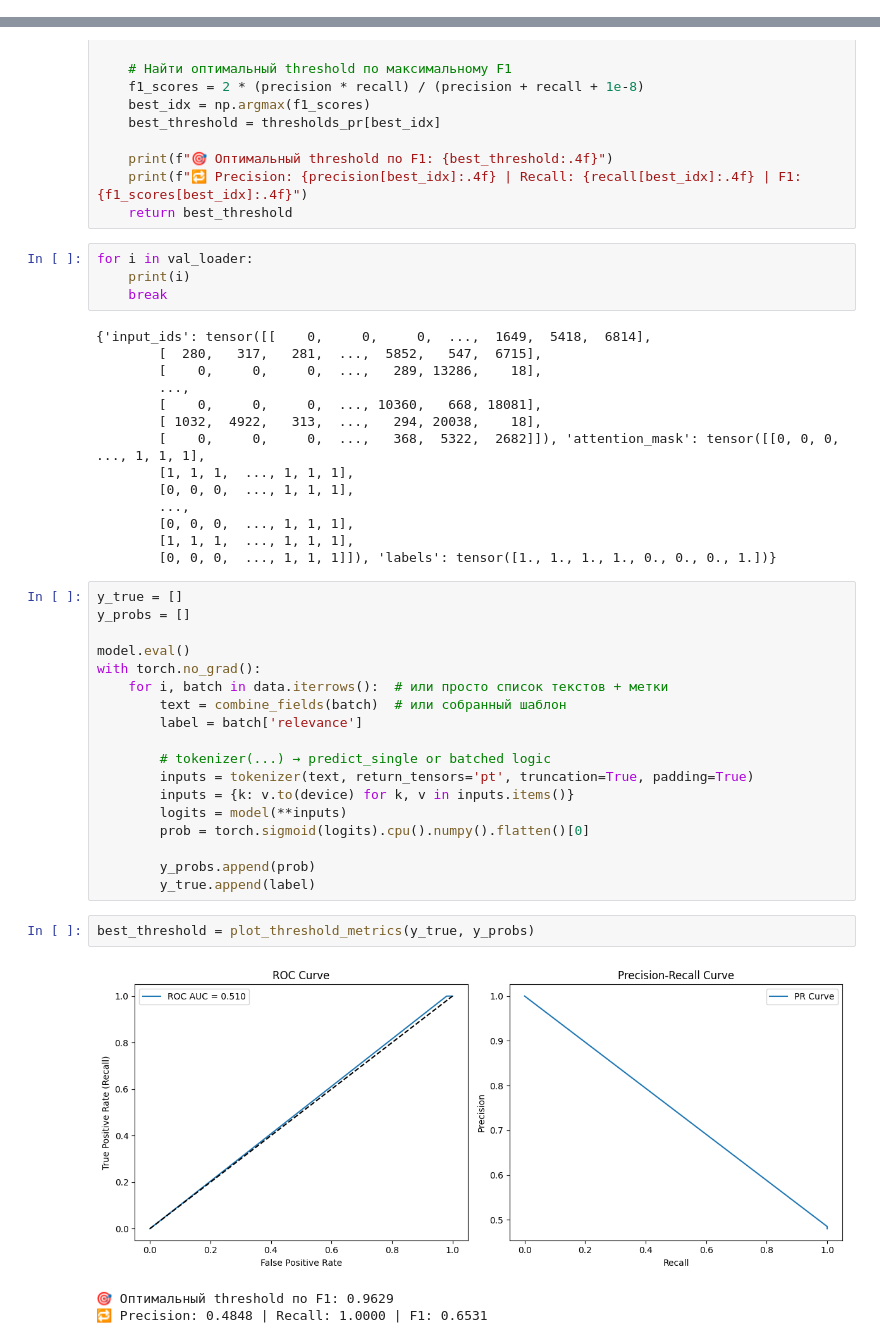
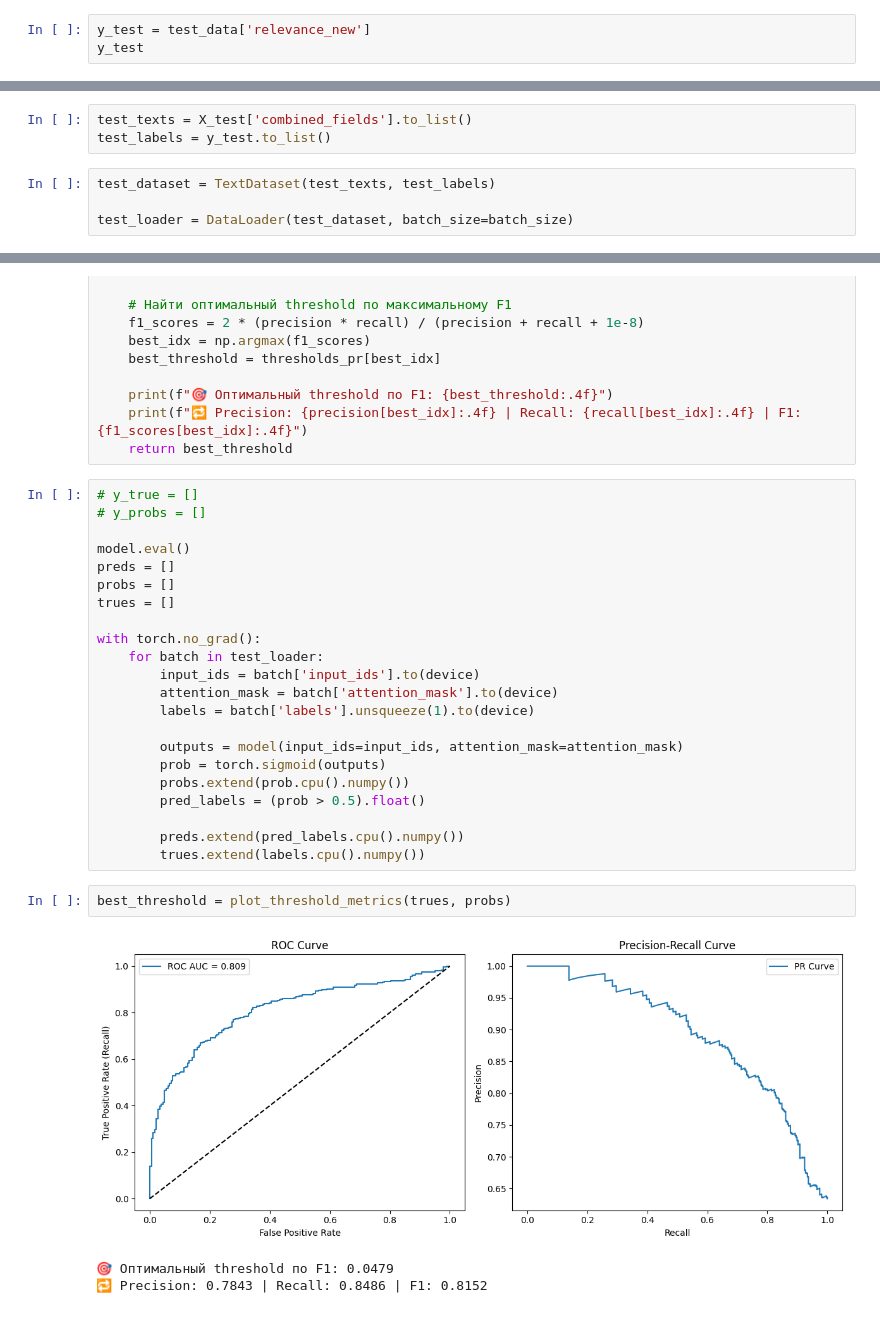
Before and after one commit to dimokode/mapgent, a Jupyter notebook: Baseline_LLM_transformer.ipynb, the cells around one changed output, grey strips where cells are left out. Drawn from its saved outputs; the diff is of its cells as text.

```diff
--- a/Baseline_LLM_transformer.ipynb
+++ b/Baseline_LLM_transformer.ipynb
@@ -534,0 +470,3 @@ for i, row in test_data.iterrows():
+# %%
+y_test = test_data['relevance_new']
+y_test
@@ -534,0 +486,7 @@ for i, row in test_data.iterrows():
+# %%
+test_texts = X_test['combined_fields'].to_list()
+test_labels = y_test.to_list()
+# %%
+test_dataset = TextDataset(test_texts, test_labels)
+
+test_loader = DataLoader(test_dataset, batch_size=batch_size)
@@ -574,45 +537,31 @@ def plot_threshold_metrics(y_true, y_probs):
     print(f"🎯 Оптимальный threshold по F1: {best_threshold:.4f}")
     print(f"🔁 Precision: {precision[best_idx]:.4f} | Recall: {recall[best_idx]:.4f} | F1: {f1_scores[best_idx]:.4f}")
     return best_threshold
-# %%
-for i in val_loader:
-    print(i)
-    break
-# %% [output]
-{'input_ids': tensor([[    0,     0,     0,  ...,  1649,  5418,  6814],
-        [  280,   317,   281,  ...,  5852,   547,  6715],
-        [    0,     0,     0,  ...,   289, 13286,    18],
-        ...,
-        [    0,     0,     0,  ..., 10360,   668, 18081],
-        [ 1032,  4922,   313,  ...,   294, 20038,    18],
-        [    0,     0,     0,  ...,   368,  5322,  2682]]), 'attention_mask': tensor([[0, 0, 0,  ..., 1, 1, 1],
-        [1, 1, 1,  ..., 1, 1, 1],
-        [0, 0, 0,  ..., 1, 1, 1],
-        ...,
-        [0, 0, 0,  ..., 1, 1, 1],
-        [1, 1, 1,  ..., 1, 1, 1],
-        [0, 0, 0,  ..., 1, 1, 1]]), 'labels': tensor([1., 1., 1., 1., 0., 0., 0., 1.])}
 # %%
-y_true = []
-y_probs = []
+# y_true = []
+# y_probs = []
 
 model.eval()
+preds = []
+probs = []
+trues = []
+
 with torch.no_grad():
-    for i, batch in data.iterrows():  # или просто список текстов + метки
-        text = combine_fields(batch)  # или собранный шаблон
-        label = batch['relevance']
+    for batch in test_loader:
+        input_ids = batch['input_ids'].to(device)
+        attention_mask = batch['attention_mask'].to(device)
+        labels = batch['labels'].unsqueeze(1).to(device)
 
-        # tokenizer(...) → predict_single or batched logic
-        inputs = tokenizer(text, return_tensors='pt', truncation=True, padding=True)
-        inputs = {k: v.to(device) for k, v in inputs.items()}
-        logits = model(**inputs)
-        prob = torch.sigmoid(logits).cpu().numpy().flatten()[0]
+        outputs = model(input_ids=input_ids, attention_mask=attention_mask)
+        prob = torch.sigmoid(outputs)
+        probs.extend(prob.cpu().numpy())
+        pred_labels = (prob > 0.5).float()
 
-        y_probs.append(prob)
-        y_true.append(label)
+        preds.extend(pred_labels.cpu().numpy())
+        trues.extend(labels.cpu().numpy())
 # %%
-best_threshold = plot_threshold_metrics(y_true, y_probs)
+best_threshold = plot_threshold_metrics(trues, probs)
 # %% [output]
-[figure, old version]
+[figure, new version]
-🎯 Оптимальный threshold по F1: 0.9629
-🔁 Precision: 0.4848 | Recall: 1.0000 | F1: 0.6531
+🎯 Оптимальный threshold по F1: 0.0479
+🔁 Precision: 0.7843 | Recall: 0.8486 | F1: 0.8152
```
Also changed, not shown: parts of 37 cells of this notebook, 1 other file.
